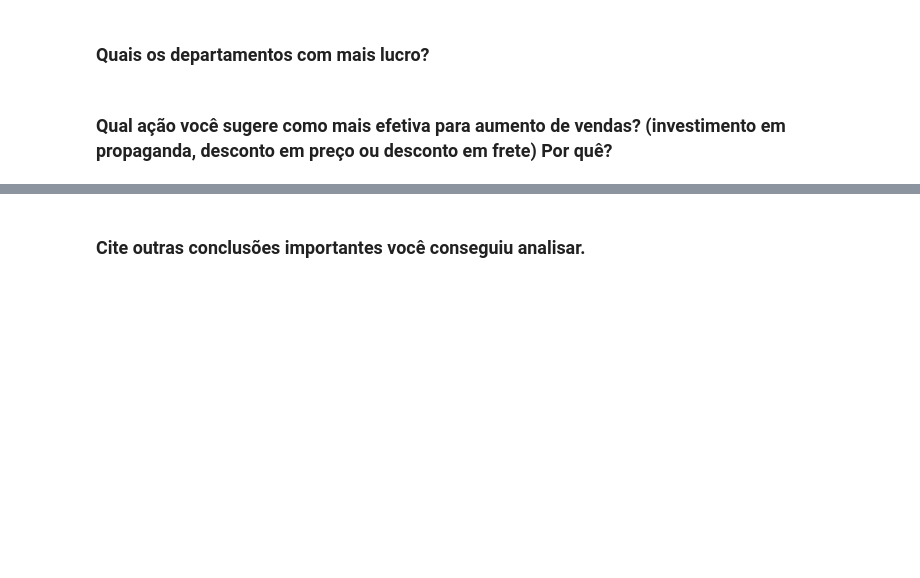
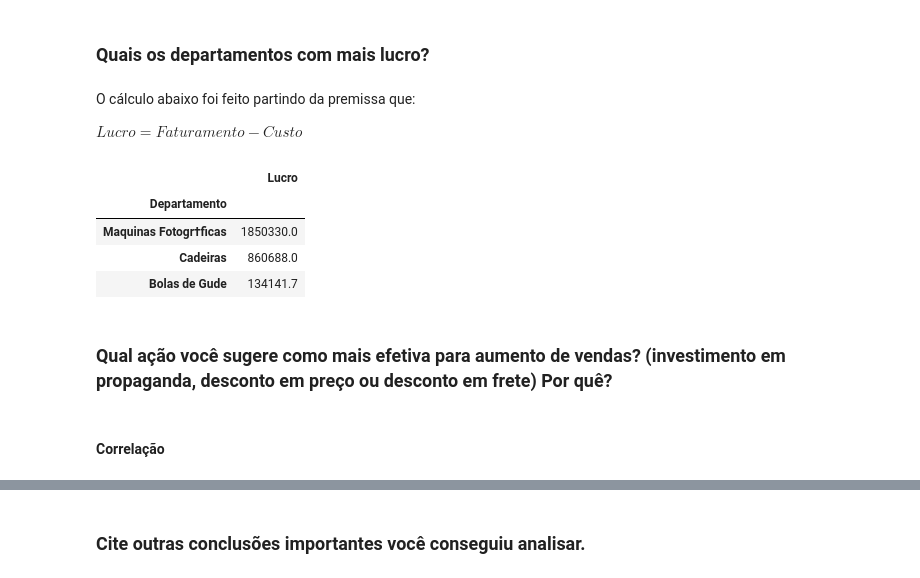
Before and after one commit to thr0wn/americanas_desafio-tecnico, a Jupyter notebook: teste-notebook.ipynb, the cells around one changed output, grey strips where cells are left out. Saved outputs shown, nothing was run; the diff lists cells and outputs as text; code cells hidden in the pictures; blank space fills up the shorter version.

```diff
--- a/teste-notebook.ipynb
+++ b/teste-notebook.ipynb
@@ -215,4 +270,18 @@ memory usage: 11.1+ KB
 # %% [markdown]
 ### Quais os departamentos com mais lucro?
+# %% [markdown]
+O cálculo abaixo foi feito partindo da premissa que:
+
+$Lucro = Faturamento - Custo$
+# %%
+df.loc[:, ["Departamento", "Lucro"]].groupby('Departamento').sum('Lucro').sort_values(by="Lucro", ascending=False)
+# %% [output]
+|  | Lucro |
+| Departamento |  |
+| Maquinas Fotogr†ficas | 1850330.0 |
+| Cadeiras | 860688.0 |
+| Bolas de Gude | 134141.7 |
 # %% [markdown]
 ### Qual ação você sugere como mais efetiva para aumento de vendas? (investimento em propaganda, desconto em preço ou desconto em frete) Por quê?
+# %% [markdown]
+#### Correlação
```
Also changed, not shown: parts of 24 cells of this notebook, 4 other files.
